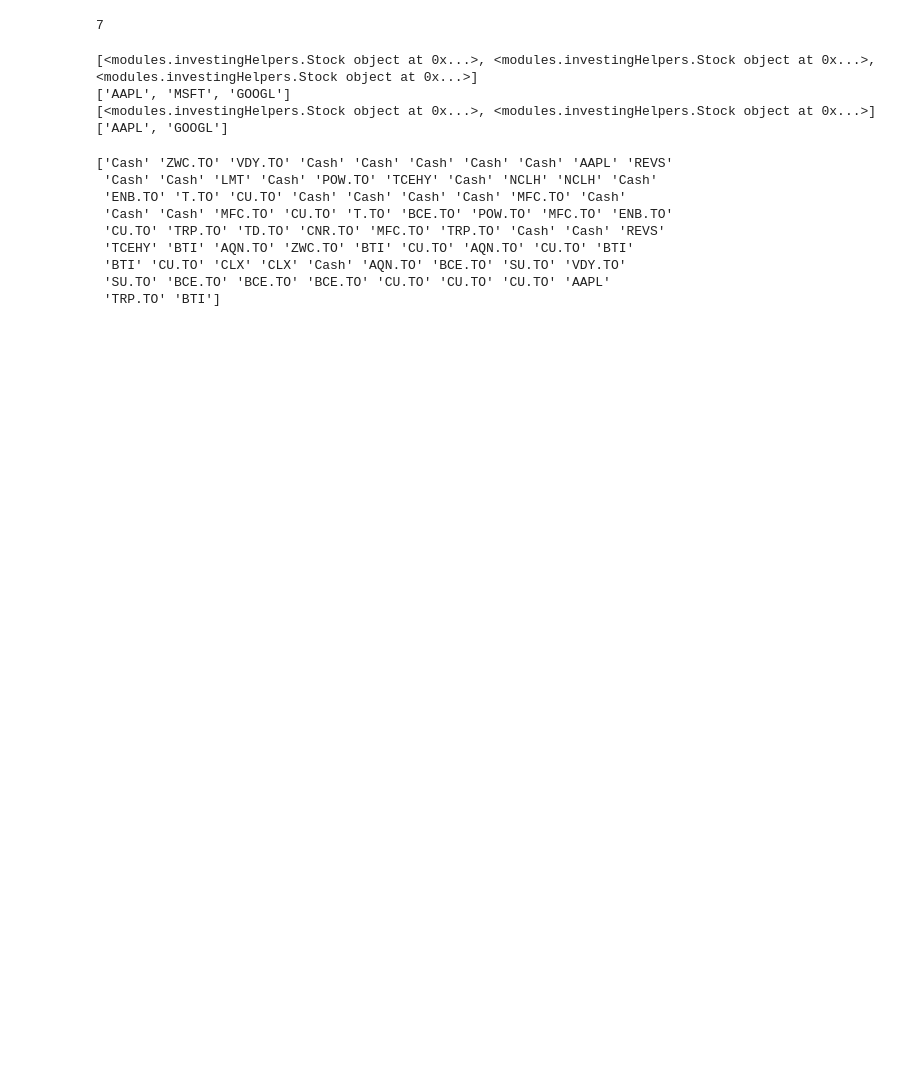
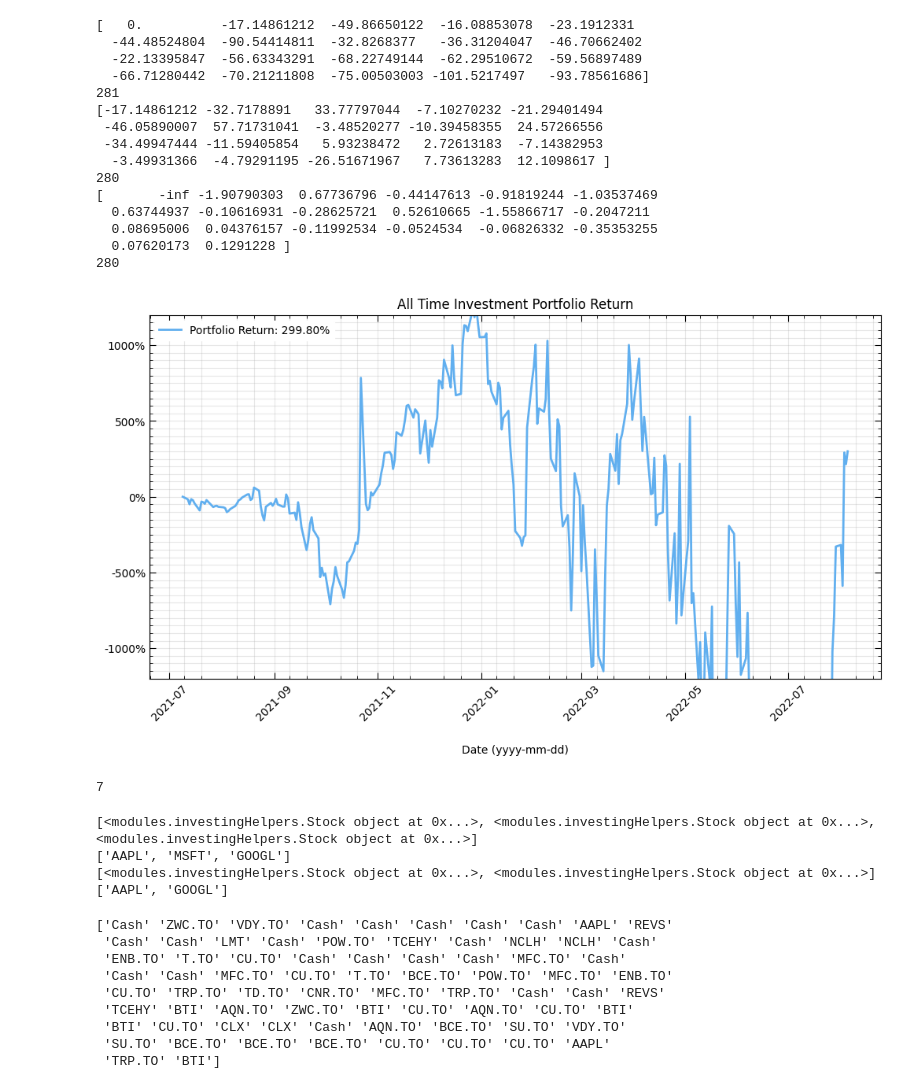
Before and after one commit to JakubStacho/portfolio-tracker, a Jupyter notebook: testNB.ipynb, the cells around one changed output. Saved outputs shown, nothing was run; the diff lists cells and outputs as text; code cells hidden in the pictures; blank space fills up the shorter version.

```diff
--- a/testNB.ipynb
+++ b/testNB.ipynb
@@ -27,3 +151,81 @@ KeyError: datetime.datetime(2021, 7, 9, 0, 0)
+# %%
+# -----------------------------------------------------------------------------------
+# Plot portfolio time weighted return over all time
+
+plt.close()
+
+# Plotting parameters
+y_min = -1200
+y_max = 1200
+#y_ticks = np.linspace(y_min, y_max, int(((y_max-y_min)/2)+1))
+
+fig, ax = plt.subplots(figsize=(12,6))
+
+# Get benchmark data
+#benchmarkPoints = np.array(helpers.benchmarkReturn(startDate, endDate, allDays, '^GSPC'))
+
+daily_PL = myPortfolio.value_history - cumulative_deposits
+daily_PL_change = np.diff(daily_PL)
+#return_decimal = np.cumprod(daily_return_decimal) - 1
+
+print(daily_PL[:20])
+print(len(daily_PL))
+print(daily_PL_change[:20])
+print(len(daily_PL_change))
+
+daily_PL_change_decimal = np.array([change / abs(daily_PL[i]) for i, change in enumerate(daily_PL_change)])
+print(daily_PL_change_decimal[:20])
+print(len(daily_PL_change_decimal))
+
+daily_PL_change_decimal[daily_PL_change_decimal == -np.inf] = 0
+cum_percent = np.cumprod([(1 + daily_return) for daily_return in daily_PL_change_decimal])
+
+#print(return_decimal[:20])
+# Plot
+ax.plot(myPortfolio.dates[0:], daily_PL, '-', color=plot_colours['blue'], linewidth=2,
+        label='Portfolio Return: {:1.2f}%'.format(daily_PL[-1]))
+
+# Format plot
+plt.title('All Time Investment Portfolio Return', fontsize=12)
+plt.xlabel('Date (yyyy-mm-dd)',fontsize=10, labelpad=20)
+ax.yaxis.set_major_formatter('{x:1.0f}%')
+plt.xticks(rotation = 45)
+#plt.yticks(y_ticks)
+
+ax.xaxis.set_minor_locator(MonthLocator(bymonthday=[10,20], interval = 1))
+ax.yaxis.set_minor_locator(MultipleLocator(50))
+ax.tick_params(bottom=True, top=True, left=True, right=True)
+ax.tick_params(axis='both', which='both', top=True, bottom=True,
+               left=True, right=True, labelsize=10, length=6, direction='in')
+ax.tick_params(axis='both', which='minor', top=True, bottom=True,
+               left=True, right=True, length=3, direction='in')
+
+plt.ylim([y_min,y_max])
+
+plt.grid(which='both', alpha=0.3)
+plt.tick_params(axis='both',labelsize=10)
+
+legend = plt.legend(fontsize=10, loc='upper left', frameon=True, framealpha=1)
+legend.get_frame().set_color('white')
+
+plt.show()
+# %% [output]
+[   0.          -17.14861212  -49.86650122  -16.08853078  -23.1912331
+  -44.48524804  -90.54414811  -32.8268377   -36.31204047  -46.70662402
+  -22.13395847  -56.63343291  -68.22749144  -62.29510672  -59.56897489
+  -66.71280442  -70.21211808  -75.00503003 -101.5217497   -93.78561686]
+281
+[-17.14861212 -32.7178891   33.77797044  -7.10270232 -21.29401494
+ -46.05890007  57.71731041  -3.48520277 -10.39458355  24.57266556
+ -34.49947444 -11.59405854   5.93238472   2.72613183  -7.14382953
+  -3.49931366  -4.79291195 -26.51671967   7.73613283  12.1098617 ]
+280
+[       -inf -1.90790303  0.67736796 -0.44147613 -0.91819244 -1.03537469
+  0.63744937 -0.10616931 -0.28625721  0.52610665 -1.55866717 -0.2047211
+  0.08695006  0.04376157 -0.11992534 -0.0524534  -0.06826332 -0.35353255
+  0.07620173  0.1291228 ]
+280
+[figure, added]
 # %%
 class Joe():
     def __init__(self):
```
Also changed, not shown: parts of 11 cells of this notebook, 5 other files.
